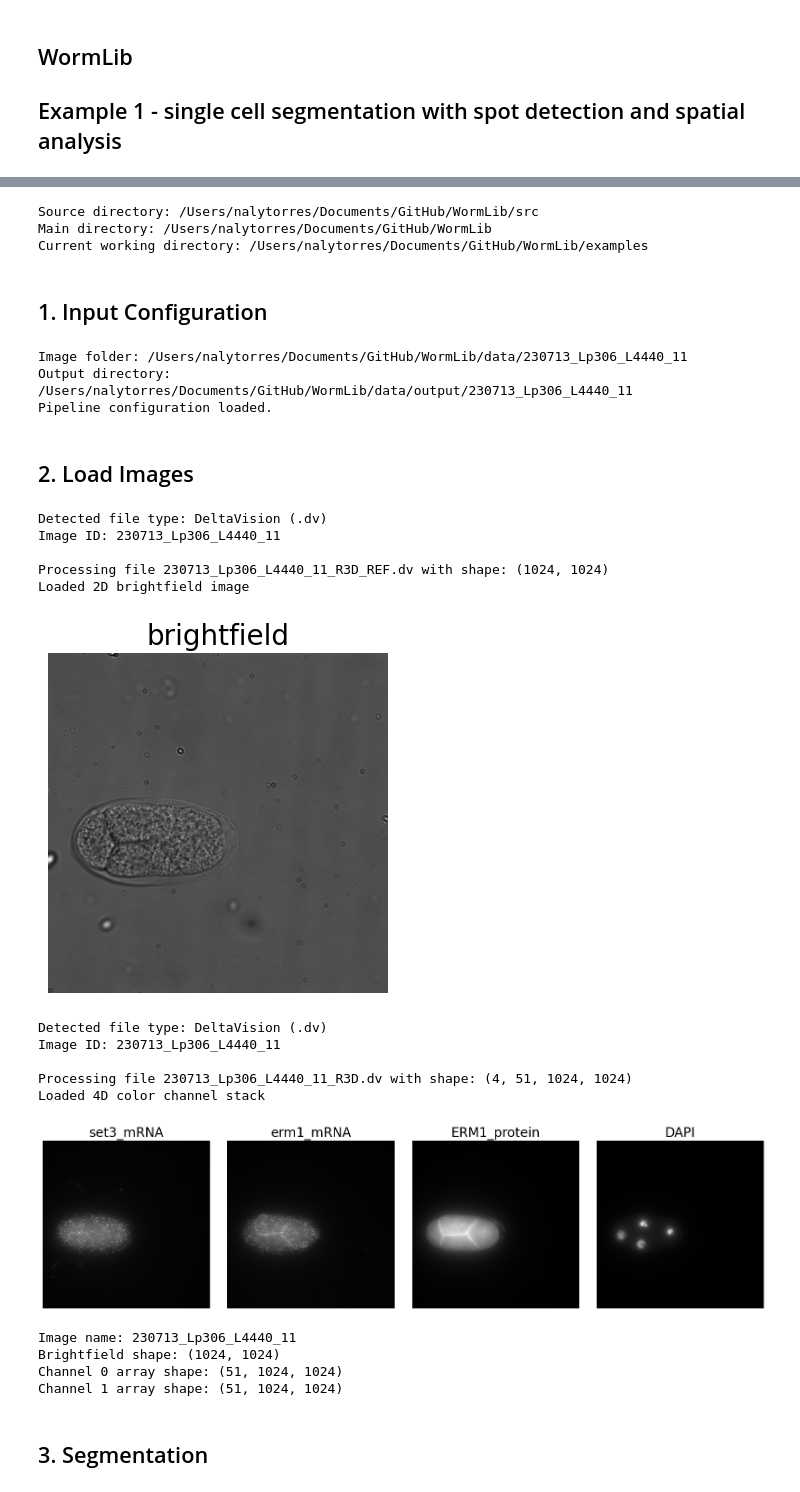
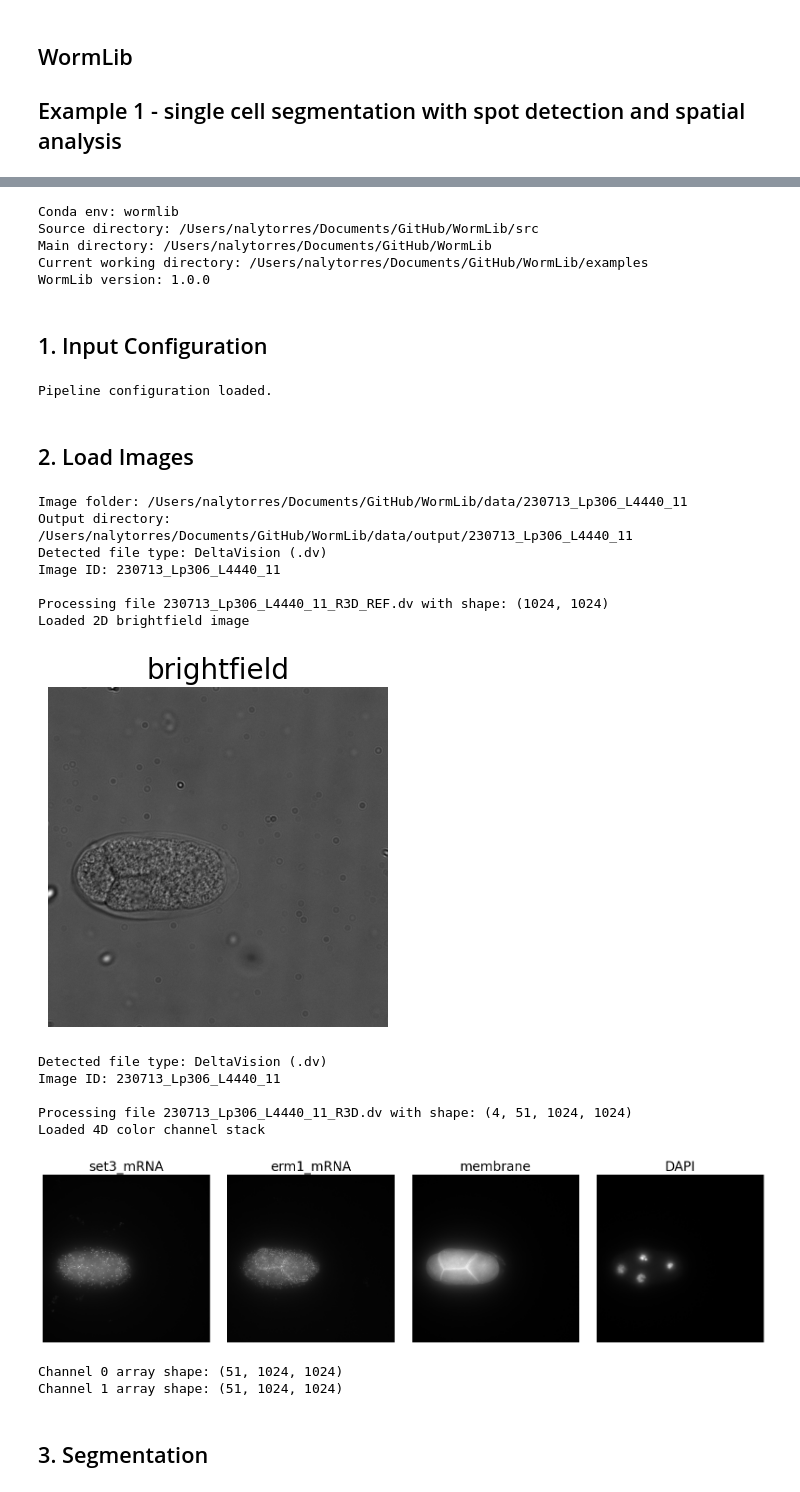
Before and after one commit to TorresNaly/WormLib, a Jupyter notebook: examples/1 - Single-cell spot detection.ipynb, the cells around one changed output, grey strips where cells are left out. Saved outputs shown, nothing was run; the diff lists cells and outputs as text; code cells hidden in the pictures.

```diff
--- a/examples/1 - Single-cell spot detection.ipynb
+++ b/examples/1 - Single-cell spot detection.ipynb
@@ -72,4 +4,9 @@ Welcome to WormLib Example Notebook!
 # %%
+# Check the Python environment
+import sys, os
+from pathlib import Path as PathlibPath
+print("Conda env:", os.environ.get("CONDA_DEFAULT_ENV"))
+
 # WormLib isn't published to PyPi yet, manually resolve src/directory and import WormLib functions
 current_dir = PathlibPath().resolve()
 script_dir = PathlibPath(".").resolve()
@@ -87,10 +24,14 @@ print(f"Main directory: {main_dir}")
 print(f"Current working directory: {current_dir}")
 
 import wormlib
+
+print(f"WormLib version: {wormlib.__version__}")
 # %% [output]
+Conda env: wormlib
 Source directory: /Users/nalytorres/Documents/GitHub/WormLib/src
 Main directory: /Users/nalytorres/Documents/GitHub/WormLib
 Current working directory: /Users/nalytorres/Documents/GitHub/WormLib/examples
+WormLib version: 1.0.0
 # %% [markdown]
 ## 1. Input Configuration
 # %%
@@ -100,6 +41,8 @@ Current working directory: /Users/nalytorres/Documents/GitHub/WormLib/examples
 
 # Image path
 folder_name = main_dir / "data/230713_Lp306_L4440_11"
+image_ref = folder_name / "230713_Lp306_L4440_11_R3D_REF.dv"
+image_path = folder_name / "230713_Lp306_L4440_11_R3D.dv"
 
 # # Microscope parameters
 voxel_size = (1448, 450, 450)  # Z, Y, X in nm
@@ -109,10 +52,29 @@ spot_radius_ch1 = (1283, 310, 310)  # PSF for channel 1 (mCherry)
 # Channel names (set to None if the channel does not exist)
 ch0 = "set3_mRNA"  # (Q670)
 ch1 = "erm1_mRNA"  # (Q610)
-ch2 = "ERM1_protein"  # (GFP)
+ch2 = "membrane"  # (GFP)
 ch3 = "DAPI"
 brightfield = "brightfield"
 
+channel_names = {
+        'Cy5': ch0,
+        'mCherry': ch1,
+        'FITC': ch2,
+        'DAPI': ch3,
+        'brightfield': None,
+    }
+
+channel_indices = {
+        'Cy5': 0,
+        'mCherry': 1,
+        'FITC': 2,
+        'DAPI': 3,
+        'brightfield': None,
+    }
+
+# # Optional channel normalization - test
+# Cy5 = normalize_optional_channel(channel_names.get('Cy5'))
+# mCherry = normalize_optional_channel(channel_names.get('mCherry'))
 
 # Pipeline flags
 run_embryo_segmentation = False
@@ -128,24 +90,19 @@ run_mRNA_heatmaps = True
 run_rna_density_analysis = True
 run_line_scan_analysis = True
 
-
-# Output directory
-output_directory = folder_name.parent / "output" / folder_name.name
-output_directory.mkdir(parents=True, exist_ok=True)
-
-print(f"Image folder: {folder_name}")
-print(f"Output directory: {output_directory}")
-
 print(f"Pipeline configuration loaded.")
 # %% [output]
-Image folder: /Users/nalytorres/Documents/GitHub/WormLib/data/230713_Lp306_L4440_11
-Output directory: /Users/nalytorres/Documents/GitHub/WormLib/data/output/230713_Lp306_L4440_11
 Pipeline configuration loaded.
 # %% [markdown]
 ## 2. Load Images
 # %%
-image_ref = folder_name / "230713_Lp306_L4440_11_R3D_REF.dv"
-image_path = folder_name / "230713_Lp306_L4440_11_R3D.dv"
+# Set output directory
+output_directory = folder_name.parent / "output" / folder_name.name
+output_directory.mkdir(parents=True, exist_ok=True)
+
+print(f"Image folder: {folder_name}")
+print(f"Output directory: {output_directory}")
+
 
 # Load images using WormLib function
 bf_result = None
@@ -159,20 +116,6 @@ if image_ref.exists():
 
 color_result = None
 if image_path.exists():
-    channel_names = {
-        'Cy5': ch0,
-        'mCherry': ch1,
-        'FITC': ch2,
-        'DAPI': ch3,
-        'brightfield': None,
-    }
-    channel_indices = {
-        'Cy5': 0,
-        'mCherry': 1,
-        'FITC': 2,
-        'DAPI': 3,
-        'brightfield': None,
-    }
     color_result = wormlib.load_images(
         image_path=str(image_path),
         output_directory=output_directory,
@@ -182,39 +125,39 @@ if image_path.exists():
     )
 
 # Unpack results
 bf = bf_result['bf'] if bf_result else None
 image_name = bf_result['image_name'] if bf_result else (color_result['image_name'] if color_result else "unknown")
 
 image_ch0 = color_result.get('image_Cy5') if color_result else None
 image_ch1 = color_result.get('image_mCherry') if color_result else None
 image_ch2 = color_result.get('image_FITC') if color_result else None
-image_ch3 = color_result.get('image_nuclei') if color_result else None
+image_nuclei = color_result.get('image_nuclei') if color_result else None
 
 ch0_array = color_result.get('Cy5_array') if color_result else None
 ch1_array = color_result.get('mCherry_array') if color_result else None
 
 grid_width = color_result.get('grid_width', 80) if color_result else 80
 grid_height = color_result.get('grid_height', 80) if color_result else 80
 
-print(f"Image name: {image_name}")
-print(f"Brightfield shape: {bf.shape if bf is not None else 'None'}")
+# print(f"Image name: {image_name}")
+# print(f"Brightfield shape: {bf.shape if bf is not None else 'None'}")
 print(f"Channel 0 array shape: {ch0_array.shape if ch0_array is not None else 'None'}")
 print(f"Channel 1 array shape: {ch1_array.shape if ch1_array is not None else 'None'}")
 # %% [output]
+Image folder: /Users/nalytorres/Documents/GitHub/WormLib/data/230713_Lp306_L4440_11
+Output directory: /Users/nalytorres/Documents/GitHub/WormLib/data/output/230713_Lp306_L4440_11
 Detected file type: DeltaVision (.dv)
 Image ID: 230713_Lp306_L4440_11
 
 Processing file 230713_Lp306_L4440_11_R3D_REF.dv with shape: (1024, 1024)
 Loaded 2D brightfield image
 [figure]
 Detected file type: DeltaVision (.dv)
 Image ID: 230713_Lp306_L4440_11
 
 Processing file 230713_Lp306_L4440_11_R3D.dv with shape: (4, 51, 1024, 1024)
 Loaded 4D color channel stack
-[figure, old version]
+[figure, new version]
-Image name: 230713_Lp306_L4440_11
-Brightfield shape: (1024, 1024)
 Channel 0 array shape: (51, 1024, 1024)
 Channel 1 array shape: (51, 1024, 1024)
 # %% [markdown]
```
Also changed, not shown: parts of 8 cells of this notebook.
